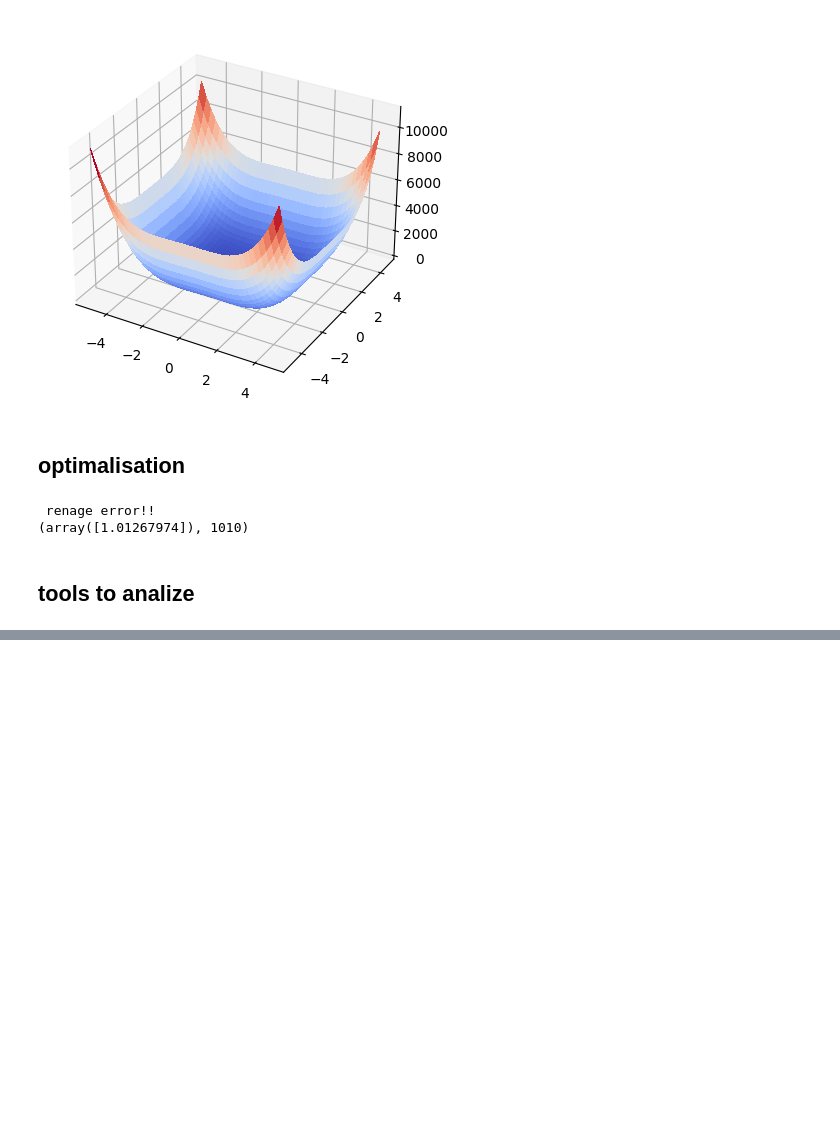
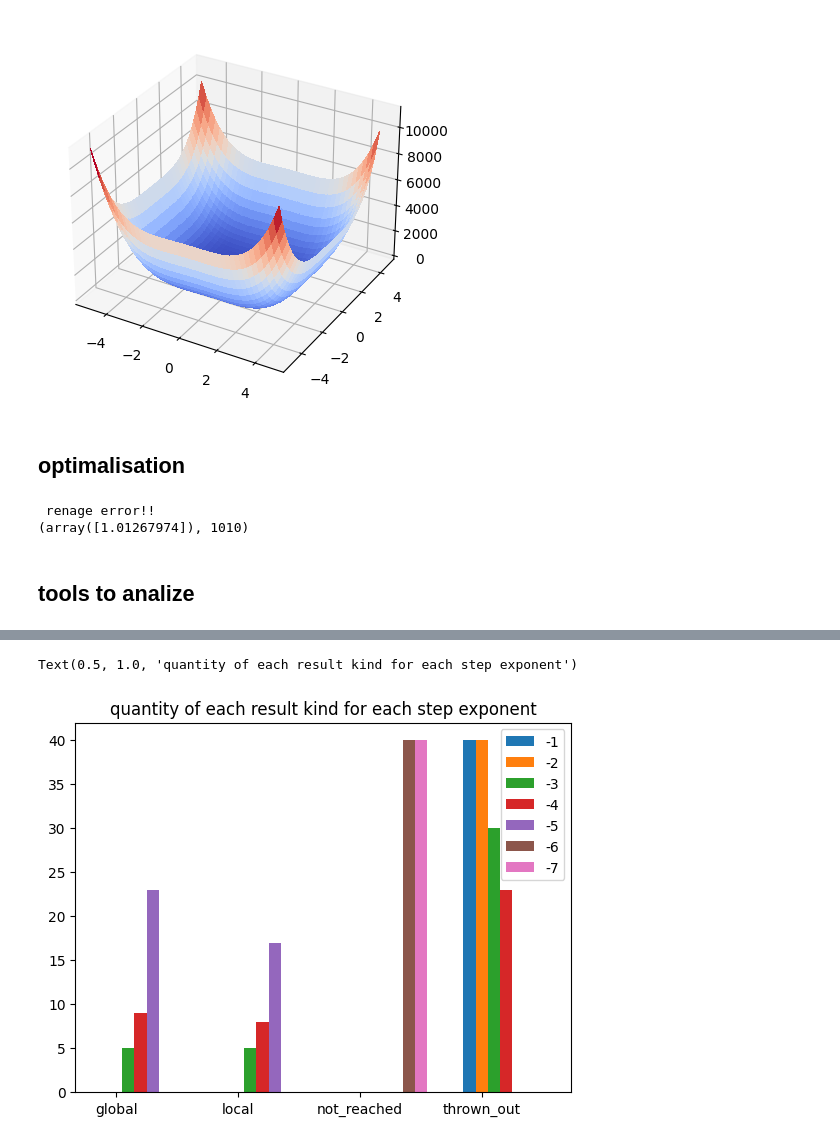
Before and after one commit to wz7475/gradient-descent, a Jupyter notebook: lab1_v2.ipynb, the cells around one changed output, grey strips where cells are left out. Cells and saved outputs as stored; diff of their text form; code cells hidden in the pictures; blank space fills up the shorter version.

Commit message:
quantity of each result kind for each step exponent

```diff
--- a/lab1_v2.ipynb
+++ b/lab1_v2.ipynb
@@ -112,6 +112,8 @@ f_global_min = [-1.41237]
 f_local_min = [1.01255]
 g_global_min = [-0.71458, 0]
 g_local_min = [1.15151, 0.5227]
+max_iter = 5000
+eps=0.01
 # %%
 def stop_test(gradient_at_point: Sequence, eps: Number) -> bool:
     # stationary point test
@@ -204,13 +207,13 @@ for _ in range(40):
     starting_point = [randint(-40, 40)]
     for step in steps:
         try:
-            arguments = (f_gradient, starting_point, step)
-            minimum, iteration = run_optimization(gradient_descend, arguments)
+            arguments = (f_gradient, starting_point, step, eps, max_iter)
+            minimum, iterations = run_optimization(gradient_descend, arguments)
             point_eval = evaluate_optimization(minimum, f_global_min, f_local_min)
             results[id] = {
                 "step": step,
                 "starting_point": starting_point,
-                "iterations": iteration,
+                "iterations": iterations,
                 "minimum": minimum,
                 "point_eval": point_eval,
             }
@@ -220,15 +223,6 @@ for _ in range(40):
                 "starting_point": starting_point,
                 "iterations": None,
                 "minimum": None,
-                "point_eval": PointEvaluation.none,
+                "point_eval": PointEvaluation.throne_out,
             }
         id += 1
-# %%
-counter = 0
-for key in results:
-    row = results[key]
-    # if row["iterations"] < 50009:
-    if row["point_eval"] == PointEvaluation.global_min:
-        print(row)
-        counter += 1
-print(counter, len(results))
@@ -300,0 +303,27 @@ comparison
+# %%
+fig, ax = plt.subplots()
+width = 0.1
+x = ["global", "local", "not_reached", "thrown_out"]
+
+widths = [None] * 7
+widths[0] =  np.arange(len(x))
+for i in range(1, 7):
+    widths[i] = [x + width for x in widths[i-1]]
+
+for exponent in range(1, 8):
+    step_data = comparison[10**(-exponent)]
+    y = [
+        len(step_data["global"]["iterations"]),
+        len(step_data["local"]["iterations"]),
+        step_data["not_reached"]["occurrences"],
+        step_data["thrown_out"]["occurrences"],
+    ]
+    ax.bar(widths[exponent-1], y, width=width, label=f"-{exponent}")
+
+
+plt.xticks([r + width for r in range(len(x))], x)
+plt.legend()
+plt.title("quantity of each result kind for each step exponent")
+# %% [output]
+Text(0.5, 1.0, 'quantity of each result kind for each step exponent')
+[figure, added]
```
Also changed, not shown: parts of 6 cells of this notebook.
